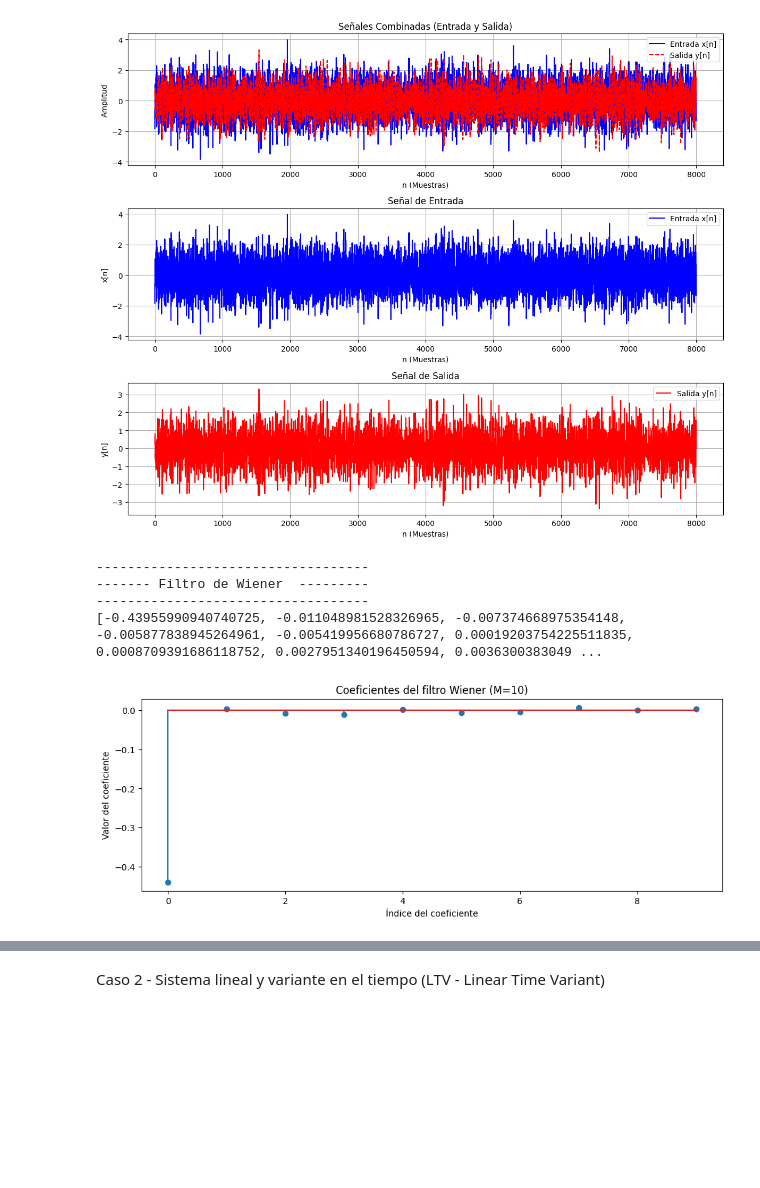
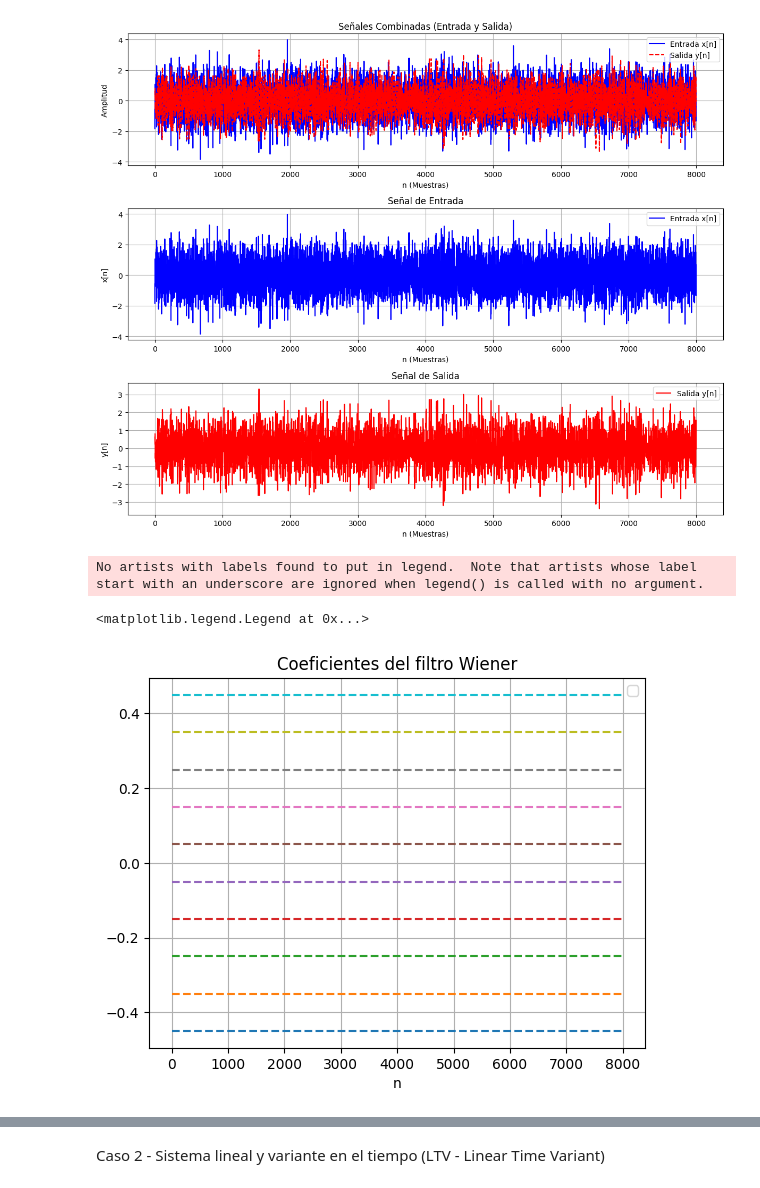
Before and after one commit to ExampleToFollow/PracticasPDS, a Jupyter notebook: Personal/TA_pregunta1.ipynb, the cells around one changed output, grey strips where cells are left out. Cells and saved outputs as stored; diff of their text form; code cells hidden in the pictures; blank space fills up the shorter version.

```diff
--- a/Personal/TA_pregunta1.ipynb
+++ b/Personal/TA_pregunta1.ipynb
@@ -71,47 +70,3 @@ plt.tight_layout()
 plt.show()
 # %% [output]
 [figure]
-# %%
-from scipy.signal import firwin, freqz
-import scipy as sc
-
-print("-----------------------------------")
-print("------- Filtro de Wiener  ---------")
-print("-----------------------------------")
-#Reconocemos la entrada del sistema como lo la señal x que
-# # Definición del orden del filtro Wiener
-M = 10
-N = len(input_lti)
-# Generamos la matriz de autocorrelaciones
-R_x = np.zeros((M, M))
-for i in range(M):
-    for j in range(M):
-# Hallamos las autocorrelaciones, usamos la función np.mean para hallar
-# la esperanza. Entonces podemos calcular la autocorrelación como la formula
-        R_x[i, j] = np.mean(input_lti[np.abs(i - j):N] * input_lti[:N - np.abs(i - j)])
-# Obtenemos el vector de correlación cruzada r_x_v2
-r_xy = np.zeros(M)
-for k in range(M):
-# Hallamos la correlación cruzada
-    r_xy[k] = np.mean(input_lti[k:N - 1] * output_lti[0:N - (k + 1)])
-# Cálculo de los coeficientes del filtro Wiener
-W = np.dot(np.linalg.inv(R_x), r_xy)
-v1_estimado = sc.signal.lfilter(W,[1],input_lti)
-# Hallamos el error o d[n] estimado
-error =  output_lti - v1_estimado
-d_estimado = error
-# Calculamos el error cuadrático medio
-error_cuadratico = np.mean((output_lti[M:]-d_estimado[M:])**2)
-# Visualización de los coeficientes del filtro Wiener
-plt.figure(figsize=[12, 4])
-plt.stem(W)
-plt.title(f"Coeficientes del filtro Wiener (M={M})")
-plt.xlabel('Índice del coeficiente')
-plt.ylabel('Valor del coeficiente')
-print(sorted(W))
-# %% [output]
------------------------------------
-------- Filtro de Wiener  ---------
------------------------------------
-[-0.43955990940740725, -0.011048981528326965, -0.007374668975354148, -0.005877838945264961, -0.005419956680786727, 0.00019203754225511835, 0.0008709391686118752, 0.0027951340196450594, 0.0036300383049 ...
-[figure, removed]
@@ -119,0 +73,35 @@ print(sorted(W))
+# %%
+import scipy as sc
+M = 10
+N = len(input_lti)
+
+# Matriz Rx
+Rx = np.zeros((M, M))
+rx = np.zeros(M)
+
+for k in range(M):
+    rx[k] = np.sum(input_lti[k:] * input_lti[:N-k]) / N
+for i in range(M):
+    for j in range(M):
+        Rx[i,j] = rx[np.abs(i-j)]
+
+# Vector rdx = rd
+rdx = np.zeros(M)
+for k in range(M):
+    rdx[k] = np.sum(output_lti[k:] * input_lti[:N-k]) / N
+
+# Calculamos los coeficientes del filtro Wiener
+W = np.dot(np.linalg.inv(Rx),rdx)
+
+# ploteamos los coeficientes del filtro wiener
+plt.figure()
+for i in range(M):
+    plt.plot([0,N],[W[i],W[i]], linestyle="--")
+plt.grid('on')
+plt.xlabel('n')
+plt.title('Coeficientes del filtro Wiener')
+plt.legend()
+# %% [output]
+No artists with labels found to put in legend.  Note that artists whose label start with an underscore are ignored when legend() is called with no argument.
+<matplotlib.legend.Legend at 0x...>
+[figure, added]
```
Also changed, not shown: parts of 8 cells of this notebook.
